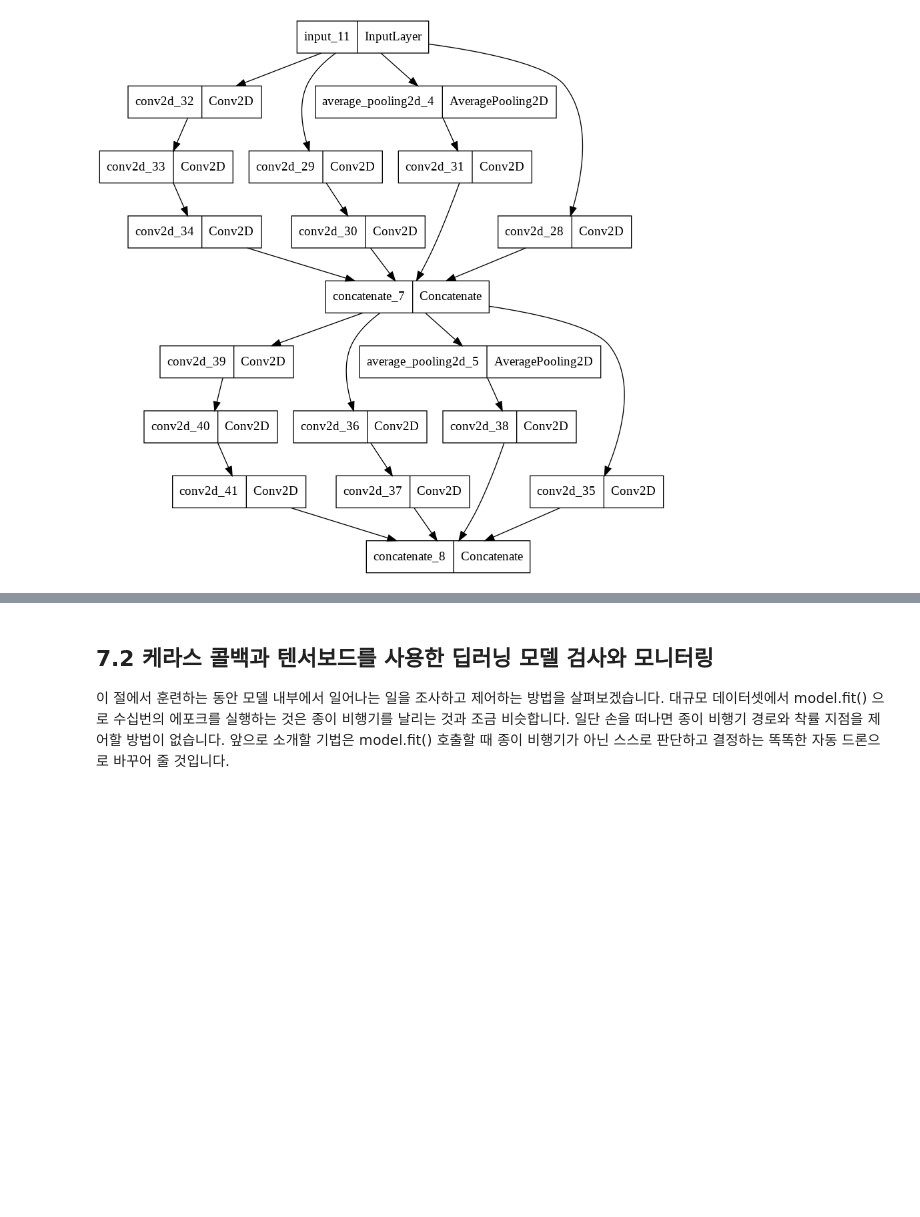
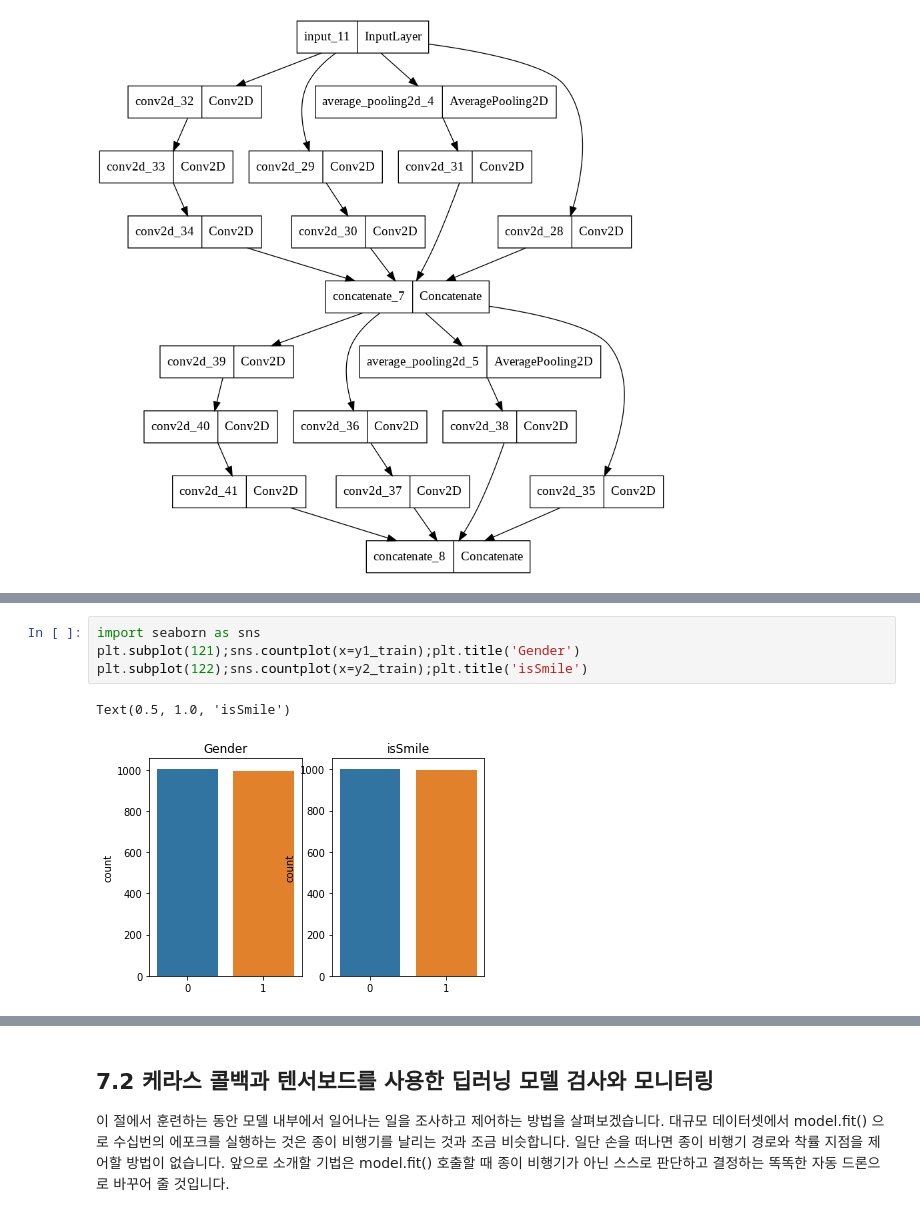
Before and after one commit to yebiny/SkillTreePython-DeepLearning, a Jupyter notebook: 02.케라스_창시자에게_배우는_딥러닝/해설/7_1_Advanced_tools_for_deep_learning.ipynb, the cells around one changed output, grey strips where cells are left out. Saved outputs shown, nothing was run; the diff lists cells and outputs as text; blank space fills up the shorter version.

```diff
--- a/02.케라스_창시자에게_배우는_딥러닝/해설/7_1_Advanced_tools_for_deep_learning.ipynb
+++ b/02.케라스_창시자에게_배우는_딥러닝/해설/7_1_Advanced_tools_for_deep_learning.ipynb
@@ -266,0 +356,7 @@ utils.plot_model(model)
+# %%
+import seaborn as sns
+plt.subplot(121);sns.countplot(x=y1_train);plt.title('Gender')
+plt.subplot(122);sns.countplot(x=y2_train);plt.title('isSmile')
+# %% [output]
+Text(0.5, 1.0, 'isSmile')
+[figure, added]
```
Also changed, not shown: parts of 15 cells of this notebook.
